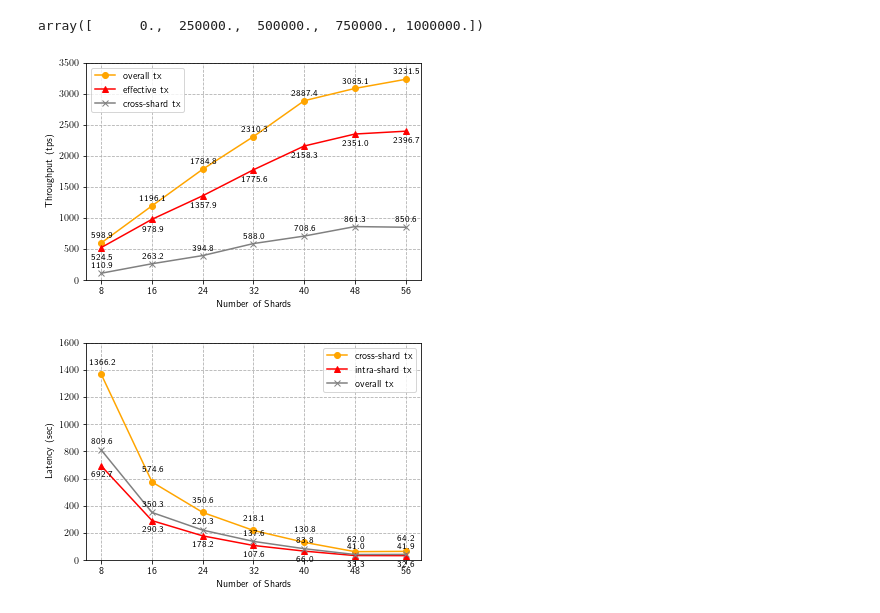
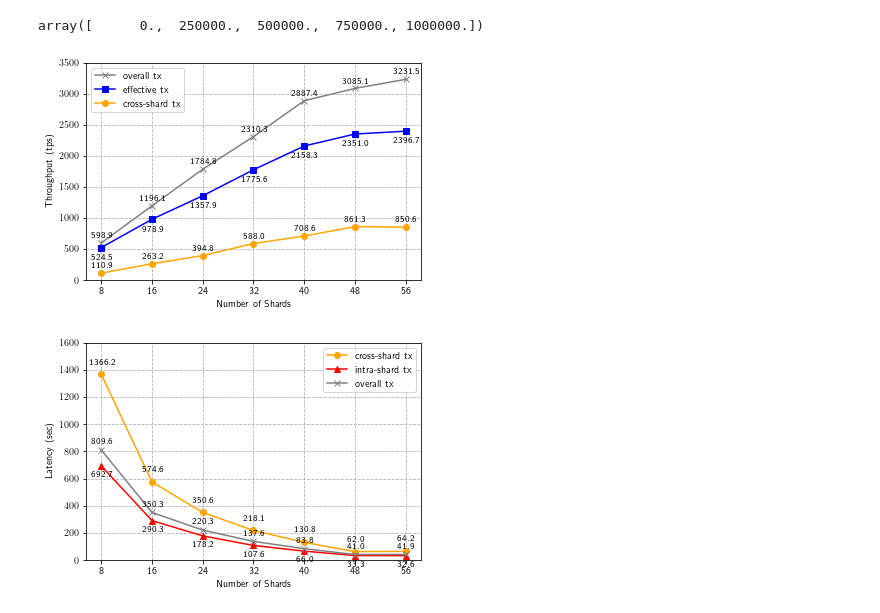
Before and after one commit to wzh4464/jessufig, a Jupyter notebook: draw_xshard.ipynb, the cells around one changed output. Saved outputs shown, nothing was run; the diff lists cells and outputs as text; code cells hidden in the pictures.

Commit message:
unite legend color

```diff
--- a/draw_xshard.ipynb
+++ b/draw_xshard.ipynb
@@ -132,41 +132,39 @@ data = np.loadtxt('source/result.txt')
 data = np.transpose(data)
 data = data.round(1)
 
-def plot_line_chart(data,pic_name='txrate',save=False,xlabel="TX rate / (TXs/Sec)",ylabel="Throughput (tps)",text_location=50,ylim=2800,labellist=['bsize=100','bsize=150','bsize=80','bsize=50'],ytick_k=False,xlim=1000000,xscale=5):
-    colorlist = ['orange','red','grey','black','blue','green']
-    markerlist = ['o','^','x','s','v','1','v']
+def plot_line_chart(data,pic_name='txrate',save=False,xlabel="TX rate / (TXs/Sec)",ylabel="Throughput (tps)",text_location=50,ylim=2800,labellist=['bsize=100','bsize=150','bsize=80','bsize=50'],ytick_k=False,xlim=1000000,xscale=5,colorlist = ['orange','red','grey','black','blue','green'],markerlist = ['o','^','x','s','v','1','v']):
     x = data[0,:]
     ynum = np.size(data,0)-1
     y = data[1:ynum+1,:]
     fig, leftaxis = plt.subplots(figsize=(6, 4))
     for i in range(ynum):
         leftaxis.plot(x, y[i,:], color=colorlist[i], label=labellist[i],zorder=2,marker=markerlist[i])
         for j, val in enumerate(y[i,:]):
             if i==1:
                 leftaxis.text(x[j], val-4.5*text_location, val, horizontalalignment='center', verticalalignment='bottom', fontdict={'fontweight':500, 'size':9})
             else:
                 leftaxis.text(x[j], val+text_location, val, horizontalalignment='center', verticalalignment='bottom', fontdict={'fontweight':500, 'size':9})
 
     leftaxis.grid(axis='y',linestyle='--',zorder=0)
     leftaxis.grid(axis='x',linestyle='--',zorder=0)
 
     leftaxis.set_xlabel(xlabel)
     leftaxis.set_ylabel(ylabel)
     leftaxis.set_ylim(0, ylim)
     leftaxis.set_xticks(x, x.astype(int))
     # print(x)
     leftaxis.legend(loc=0)
     if ytick_k:
         plt.yticks(np.linspace(0,xlim,xscale+1),np.linspace(0,10,xscale+1))
         plt.xticks(np.linspace(8,64,8))
         leftaxis.set_xlim(4, 68)
     if save:
         plt.savefig("pic/"+time.strftime("%Y-%m-%d %H:%M:%S", time.localtime())+"_Figure_"+pic_name+".png", dpi=600, bbox_inches='tight')
     plt.show()
 
-plot_line_chart(data=data,pic_name='txrate',save=True,xlabel="Number of Shards", ylabel="Throughput (tps)",text_location=50,ylim=3500,labellist=['overall tx','effective tx','cross-shard tx'])
+plot_line_chart(data=data,pic_name='throughtput',save=True,xlabel="Number of Shards", ylabel="Throughput (tps)",text_location=50,ylim=3500,labellist=['overall tx','effective tx','cross-shard tx'],colorlist = ['grey','blue','orange','black','blue','green'],markerlist = ['x','s','o','s','v','1','v'])
 # %% [output]
-[figure, old version]
+[figure, new version]
 # %%
 df = pd.read_csv('source/latency.csv')
 
```
Also changed, not shown: 2 other files.
